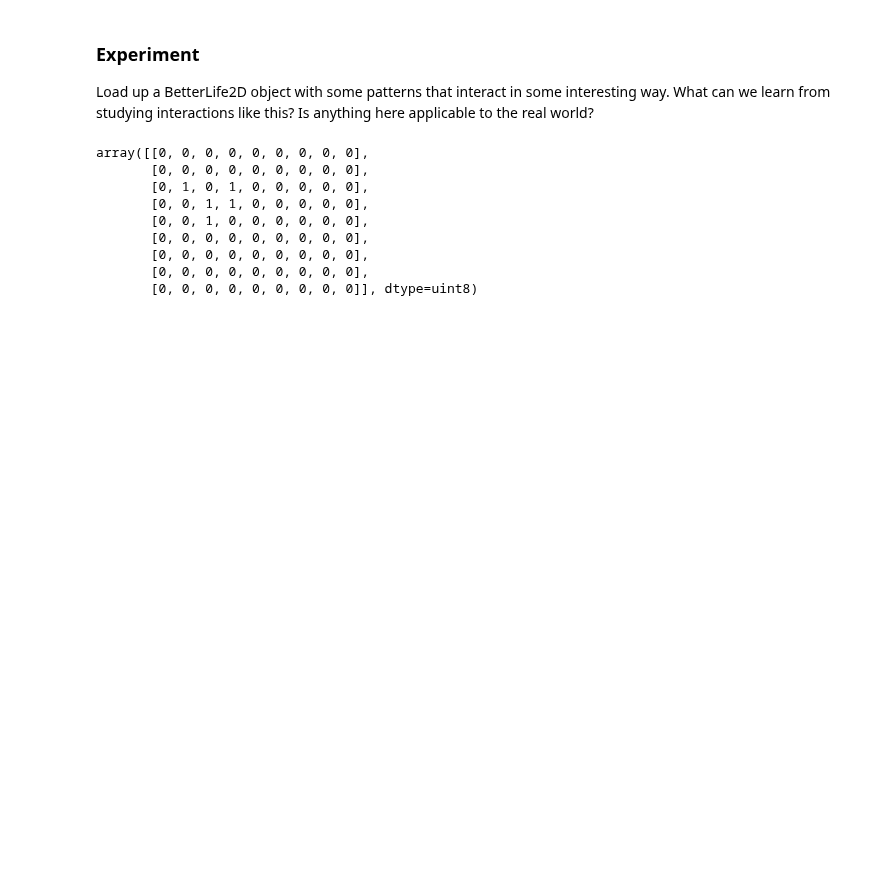
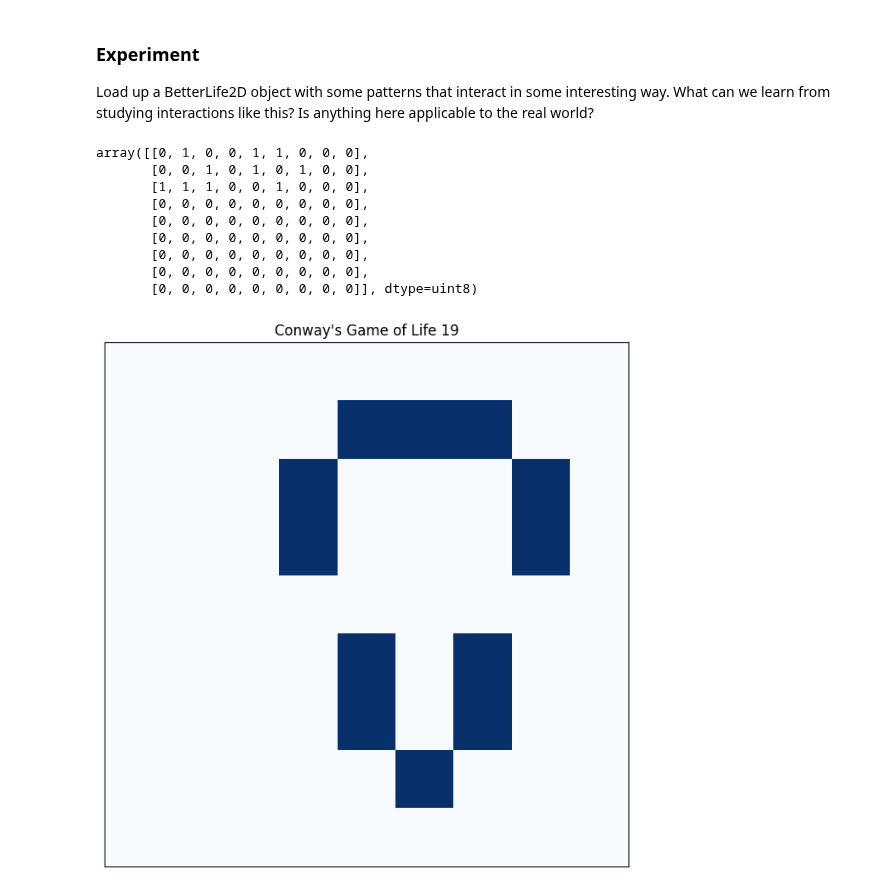
Before and after one commit to silentflame04/cap-comp215, a Jupyter notebook: labs/lab06-GoL.ipynb, the cells around one changed output. Saved outputs shown, nothing was run; the diff lists cells and outputs as text; code cells hidden in the pictures; blank space fills up the shorter version.

```diff
--- a/labs/lab06-GoL.ipynb
+++ b/labs/lab06-GoL.ipynb
@@ -195,12 +195,11 @@ class BetterLife2D(Life2D):
         return np.array(arrays, dtype='uint8')
 
     # Ex. 3 your code here...
-    def load_pattern(self, x, y, pattern):
+    def load_pattern(self, x, y, pattern, p_rows, p_cols):
         """ Allows patterns to be inserted into the current life state array"""
         current_state = self.state
-        current_state[x:x+3, y:y+3] = np.array([int(n) for n in pattern if n == '0' or n == '1']).reshape()
+        current_state[x:x+p_rows, y:y+p_cols] = np.array([int(n) for n in pattern if n == '0' or n == '1']).reshape(p_rows, p_cols)
         return current_state
-
 
 def random_life(n_rows, n_cols=None, p=0.5):
     """ Return a Life2D object of given dimensions with initial randomized state where "live" cells have probability p """
@@ -279,20 +278,20 @@ What can we learn from studying interactions like this?   Is anything here appli
 # %%
 # Ex. 3 code for your experiment here
 bl2d = BetterLife2D(9)
-bl2d.load_pattern(0, 0, glider_pattern)
-bl2d.state
-
-# zeros = np.zeros(shape=(3, 10), dtype='uint8')
-# pattern = pattern_converter(glider_pattern, 3, 3)
-# zeros[0:3, 3:6] = pattern
-# zerosM
+bl2d.load_pattern(0, 0, glider_pattern, p_rows=3, p_cols=3)
+bl2d.load_pattern(0, 4, boat, p_rows=3, p_cols=3)
 # %% [output]
-array([[0, 0, 0, 0, 0, 0, 0, 0, 0],
+array([[0, 1, 0, 0, 1, 1, 0, 0, 0],
+       [0, 0, 1, 0, 1, 0, 1, 0, 0],
+       [1, 1, 1, 0, 0, 1, 0, 0, 0],
        [0, 0, 0, 0, 0, 0, 0, 0, 0],
-       [0, 1, 0, 1, 0, 0, 0, 0, 0],
-       [0, 0, 1, 1, 0, 0, 0, 0, 0],
-       [0, 0, 1, 0, 0, 0, 0, 0, 0],
+       [0, 0, 0, 0, 0, 0, 0, 0, 0],
        [0, 0, 0, 0, 0, 0, 0, 0, 0],
        [0, 0, 0, 0, 0, 0, 0, 0, 0],
        [0, 0, 0, 0, 0, 0, 0, 0, 0],
        [0, 0, 0, 0, 0, 0, 0, 0, 0]], dtype=uint8)
+# %%
+bgol = Animation2D(bl2d, frames=20)
+bgol.animate()
+# %% [output]
+[figure, added]
```
Also changed, not shown: parts of 2 cells of this notebook.
